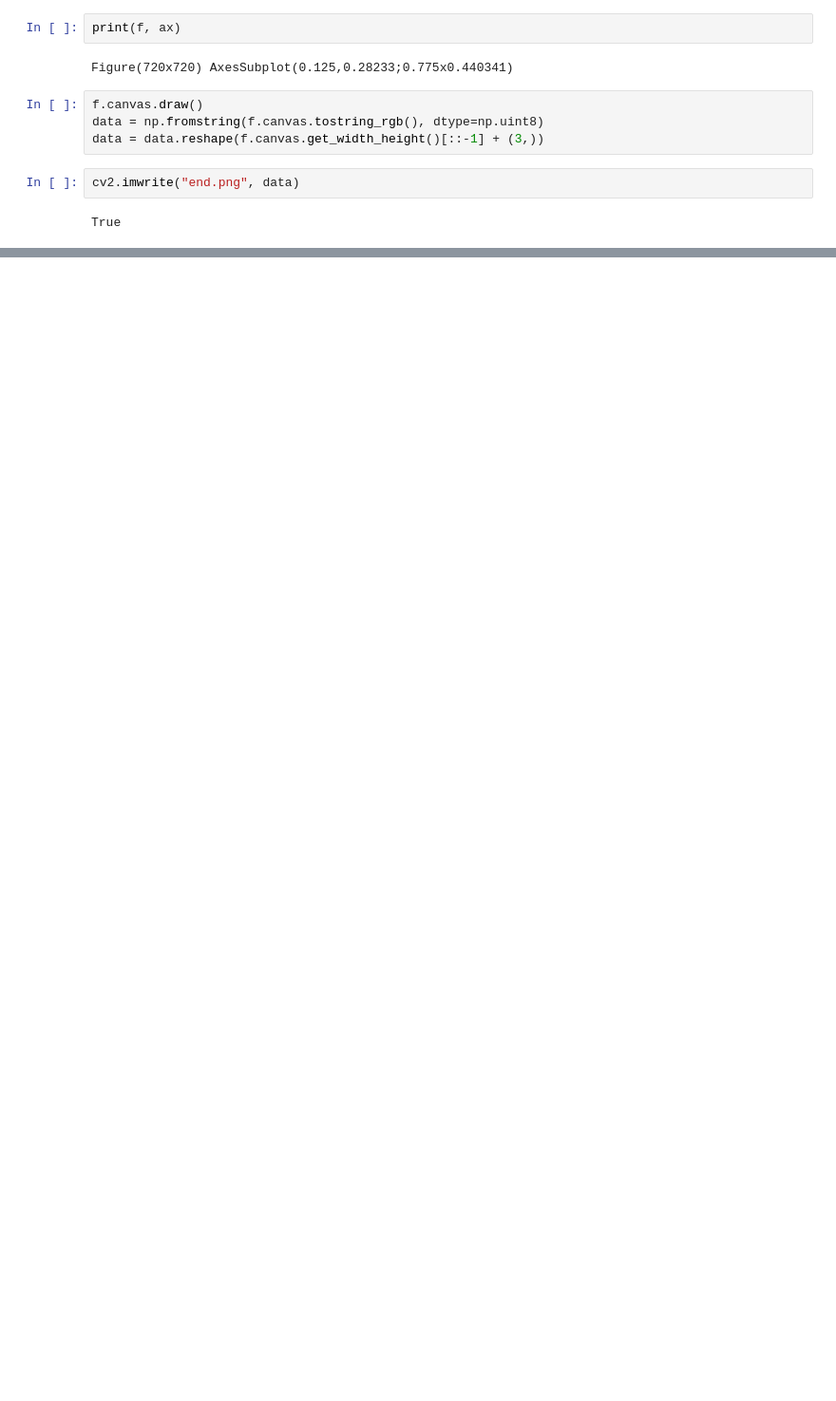
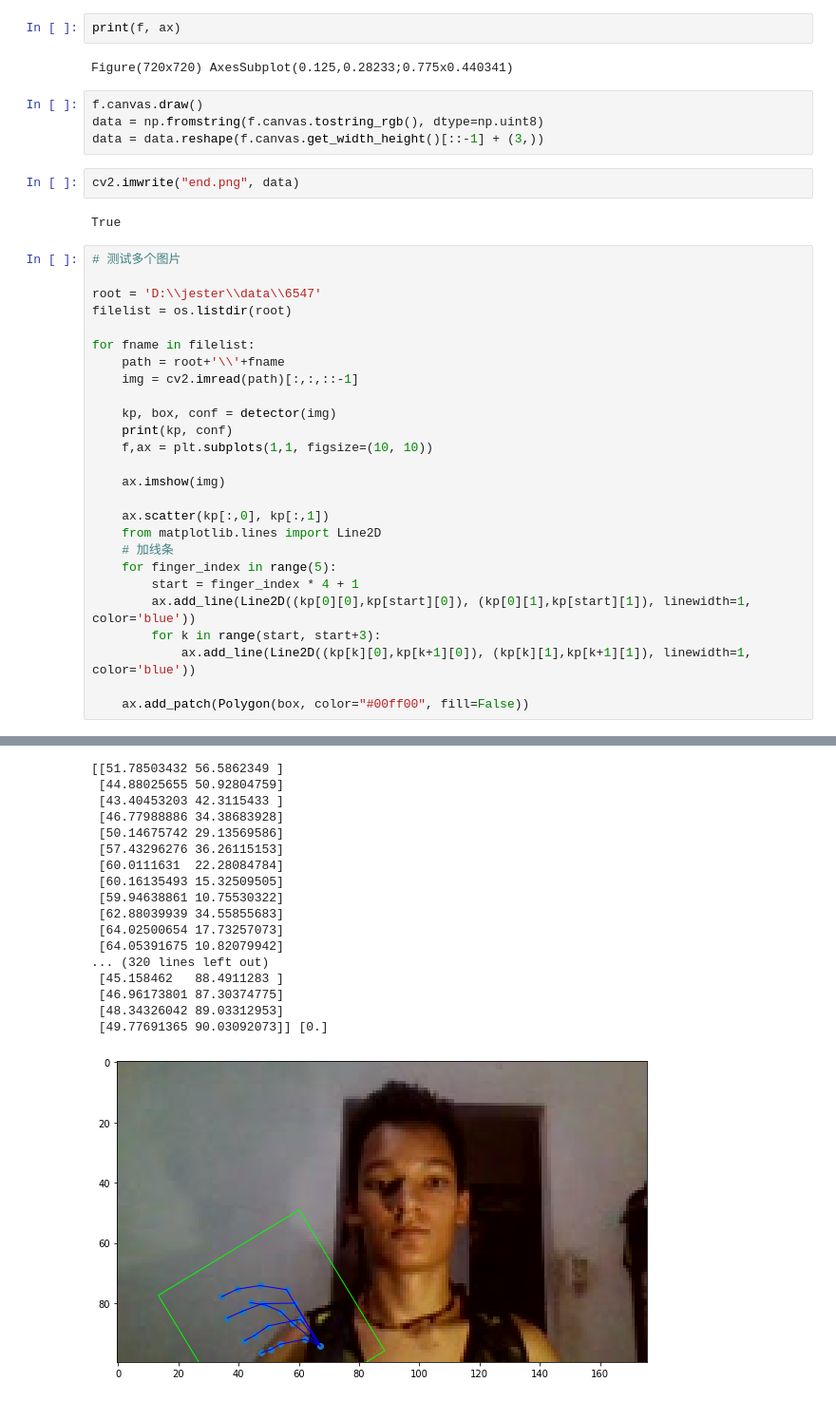
Before and after one commit to SYSU-RealTimeHandGesture-2020/papers, a Jupyter notebook: gg_handtracking/python-handtracking/hand_model.ipynb, the cells around one changed output, grey strips where cells are left out. Shown at 95% size. Drawn from its saved outputs; the diff is of its cells as text; blank space fills up the shorter version.

```diff
--- a/gg_handtracking/python-handtracking/hand_model.ipynb
+++ b/gg_handtracking/python-handtracking/hand_model.ipynb
@@ -80,3 +85,30 @@ data = data.reshape(f.canvas.get_width_height()[::-1] + (3,))
 cv2.imwrite("end.png", data)
 # %% [output]
 True
+# %%
+# 测试多个图片
+
+root = 'D:\\jester\\data\\6547'
+filelist = os.listdir(root)
+
+for fname in filelist:
+    path = root+'\\'+fname
+    img = cv2.imread(path)[:,:,::-1]
+
+    kp, box, conf = detector(img)
+    print(kp, conf)
+    f,ax = plt.subplots(1,1, figsize=(10, 10))
+
+    ax.imshow(img)
+
+    ax.scatter(kp[:,0], kp[:,1])
+    from matplotlib.lines import Line2D
+    # 加线条
+    for finger_index in range(5):
+        start = finger_index * 4 + 1
+        ax.add_line(Line2D((kp[0][0],kp[start][0]), (kp[0][1],kp[start][1]), linewidth=1, color='blue'))
+        for k in range(start, start+3):
+            ax.add_line(Line2D((kp[k][0],kp[k+1][0]), (kp[k][1],kp[k+1][1]), linewidth=1, color='blue'))
+
+    ax.add_patch(Polygon(box, color="#00ff00", fill=False))
+# %% [output]
@@ -82,0 +132,18 @@ True
+[[51.78503432 56.5862349 ]
+ [44.88025655 50.92804759]
+ [43.40453203 42.3115433 ]
+ [46.77988886 34.38683928]
+ [50.14675742 29.13569586]
+ [57.43296276 36.26115153]
+ [60.0111631  22.28084784]
+ [60.16135493 15.32509505]
+ [59.94638861 10.75530322]
+ [62.88039939 34.55855683]
+ [64.02500654 17.73257073]
+ [64.05391675 10.82079942]
+... (320 lines left out)
+ [45.158462   88.4911283 ]
+ [46.96173801 87.30374775]
+ [48.34326042 89.03312953]
+ [49.77691365 90.03092073]] [0.]
+[figure, added]
```
Also changed, not shown: parts of 5 cells of this notebook, 16 other files.
